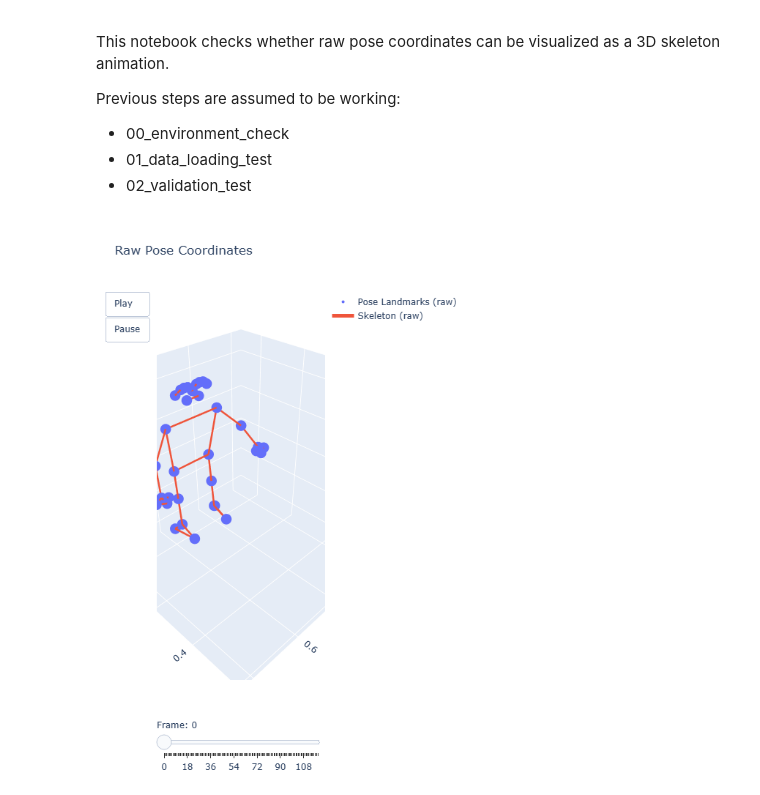
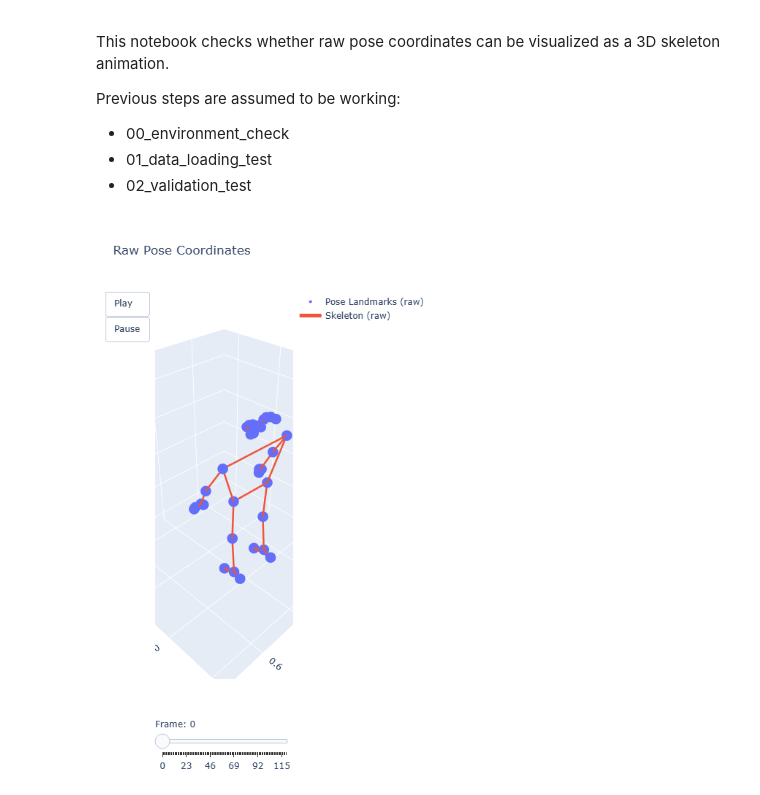
Before and after one commit to JonnielPark/movement_project, a Jupyter notebook: notebook/03_raw_visualization_test.ipynb, the cells around one changed output. Cells and saved outputs as stored; diff of their text form; code cells hidden in the pictures.

```diff
--- a/notebook/03_raw_visualization_test.ipynb
+++ b/notebook/03_raw_visualization_test.ipynb
@@ -10,19 +10,19 @@ Previous steps are assumed to be working:
 # %%
 from movement.io import load_pose_csv
 from movement.config import LANDMARKS, CONNECTIONS
 from movement.visualization import create_pose_animation
 
-df = load_pose_csv("../data/sample/mediapipe_forward_bend_sample.csv")
+df = load_pose_csv("../data/sample/mediapipe_squat_synthetic.csv")
 
 fig = create_pose_animation(
     df=df,
     landmarks=LANDMARKS,
     connections=CONNECTIONS,
     coord_mode="raw",
     title="Raw Pose Coordinates",
     show_text=False,
 )
 
 fig.show()
 # %% [output]
-[figure, old version]
+[figure, new version]
```
Also changed, not shown: 17 other files.
